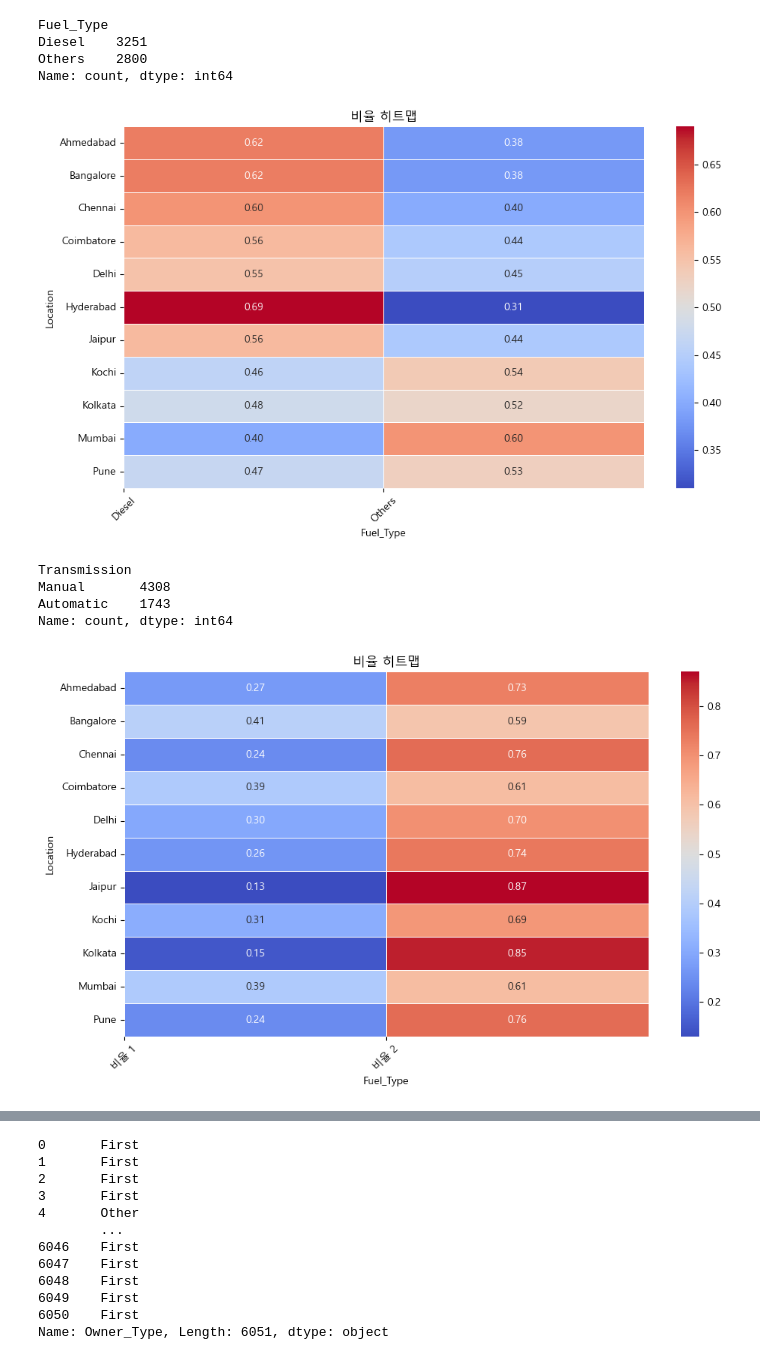
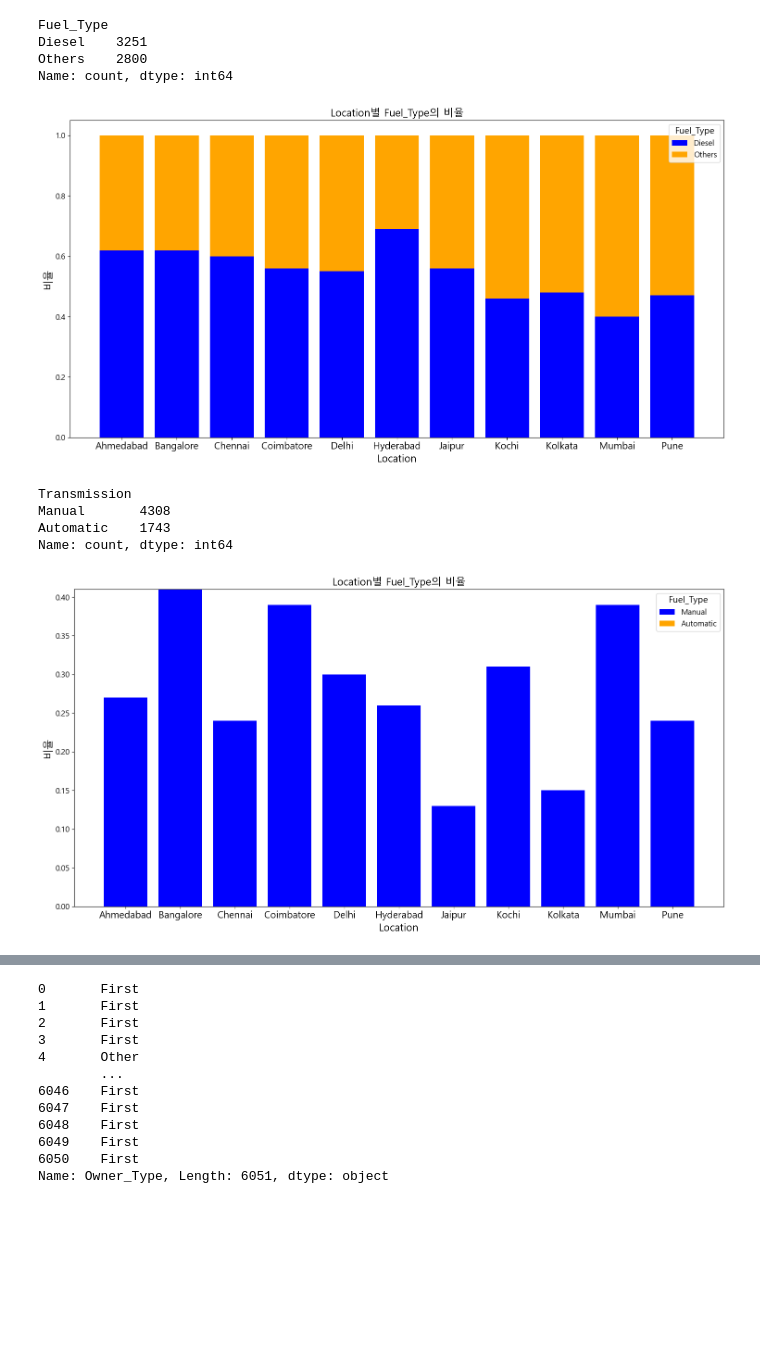
Before and after one commit to kkn990929/iM_DiGital_Banker_Academy, a Jupyter notebook: PROJECT/PJ2_UsedCar/검정2.ipynb, the cells around one changed output, grey strips where cells are left out. Cells and saved outputs as stored; diff of their text form; code cells hidden in the pictures; blank space fills up the shorter version.

```diff
--- a/PROJECT/PJ2_UsedCar/검정2.ipynb
+++ b/PROJECT/PJ2_UsedCar/검정2.ipynb
@@ -96,27 +135,40 @@ Name: count, dtype: int64
 # %%
 df_cross1 = pd.crosstab(df['Location'], df['Fuel_Type'])
 df_cross1['sum'] = df_cross1.sum(axis = 1)
 
 df_cross1['Diesel'] = round(df_cross1.iloc[:,0] / df_cross1['sum'],2)
 df_cross1['Others'] = round(df_cross1.iloc[:,1] / df_cross1['sum'],2)
 
 
 df_cross1[['Diesel', 'Others']]
 df_cross1
-# 비율 열만 선택
-heatmap_data = df_cross1[['Diesel', 'Others']]
+# 누적 막대 그래프 그리기
+fig, ax = plt.subplots(figsize=(15, 8))  # 더 넓은 그래프를 위한 크기 조정
 
-# 히트맵 그리기
-plt.figure(figsize=(10, 6))
-sns.heatmap(heatmap_data, annot=True, cmap='coolwarm', fmt='.2f', linewidths=.5)
-plt.title('비율 히트맵')
-plt.xlabel('Fuel_Type')
-plt.ylabel('Location')
-plt.xticks(ticks=range(len(heatmap_data.columns)), labels=heatmap_data.columns, rotation=45)
+# 막대 하단 위치 초기화
+bottoms = [0] * len(df_cross1)
+colors = ['blue', 'orange', 'green', 'red', 'purple']  # 5가지 색상으로 확장
+
+# 각 비율을 누적 막대로 그리기
+for i, column in enumerate(['Diesel', 'Others']):
+    ax.bar(df_cross1.index, df_cross1[column], bottom=bottoms, label=column, color=colors[i])
+    bottoms = [b + h for b, h in zip(bottoms, df_cross1[column])]
+
+# 그래프 설정
+ax.set_xlabel('Location', fontsize=16)  # X축 라벨 크기 조정
+ax.set_ylabel('비율', fontsize=16)       # Y축 라벨 크기 조정
+ax.set_title('Location별 Fuel_Type의 비율', fontsize=16)  # 제목 크기 조정
+ax.legend(title='Fuel_Type', fontsize=12, title_fontsize=14)  # 범례 제목 및 크기 조정
+
+# 눈금 레이블 크기 조정
+plt.xticks(rotation=0, fontsize=15)
+plt.yticks(fontsize=12)
+
+# 레이아웃 최적화
 plt.tight_layout()
 plt.show()
 # %% [output]
-[figure, old version]
+[figure, new version]
 # %%
 df['Transmission'].value_counts()
 # %% [output]
@@ -130,24 +182,36 @@ Name: count, dtype: int64
 df_cross1 = pd.crosstab(df['Location'], df['Transmission'])
 df_cross1['sum'] = df_cross1.sum(axis = 1)
 
-df_cross1['비율 1'] = round(df_cross1.iloc[:,0] / df_cross1['sum'],2)
-df_cross1['비율 2'] = round(df_cross1.iloc[:,1] / df_cross1['sum'],2)
+df_cross1['Manual'] = round(df_cross1.iloc[:,0] / df_cross1['sum'],2)
+df_cross1['Automatic'] = round(df_cross1.iloc[:,1] / df_cross1['sum'],2)
 
 
-df_cross1[['비율 1', '비율 2']]
+df_cross1[['Manual', 'Automatic']]
 df_cross1
+# 누적 막대 그래프 그리기
+fig, ax = plt.subplots(figsize=(15, 8))  # 더 넓은 그래프를 위한 크기 조정
 
-# 비율 열만 선택
-heatmap_data = df_cross1[['비율 1', '비율 2']]
+# 막대 하단 위치 초기화
+bottoms = [0] * len(df_cross1)
+colors = ['blue', 'orange', 'green', 'red', 'purple']  # 5가지 색상으로 확장
 
-# 히트맵 그리기
-plt.figure(figsize=(10, 6))
-sns.heatmap(heatmap_data, annot=True, cmap='coolwarm', fmt='.2f', linewidths=.5)
-plt.title('비율 히트맵')
-plt.xlabel('Fuel_Type')
-plt.ylabel('Location')
-plt.xticks(ticks=range(len(heatmap_data.columns)), labels=heatmap_data.columns, rotation=45)
+# 각 비율을 누적 막대로 그리기
+for i, column in enumerate(['Manual', 'Automatic']):
+    ax.bar(df_cross1.index, df_cross1[column], bottom=bottoms, label=column, color=colors[i])
+    bottoms = [b + h for b, h in zip(bottoms, df_cross1[column])]
+
+# 그래프 설정
+ax.set_xlabel('Location', fontsize=16)  # X축 라벨 크기 조정
+ax.set_ylabel('비율', fontsize=16)       # Y축 라벨 크기 조정
+ax.set_title('Location별 Fuel_Type의 비율', fontsize=16)  # 제목 크기 조정
+ax.legend(title='Fuel_Type', fontsize=12, title_fontsize=14)  # 범례 제목 및 크기 조정
+
+# 눈금 레이블 크기 조정
+plt.xticks(rotation=0, fontsize=15)
+plt.yticks(fontsize=12)
+
+# 레이아웃 최적화
 plt.tight_layout()
 plt.show()
 # %% [output]
-[figure, old version]
+[figure, new version]
```
Also changed, not shown: parts of 6 cells of this notebook, 9 other files.
